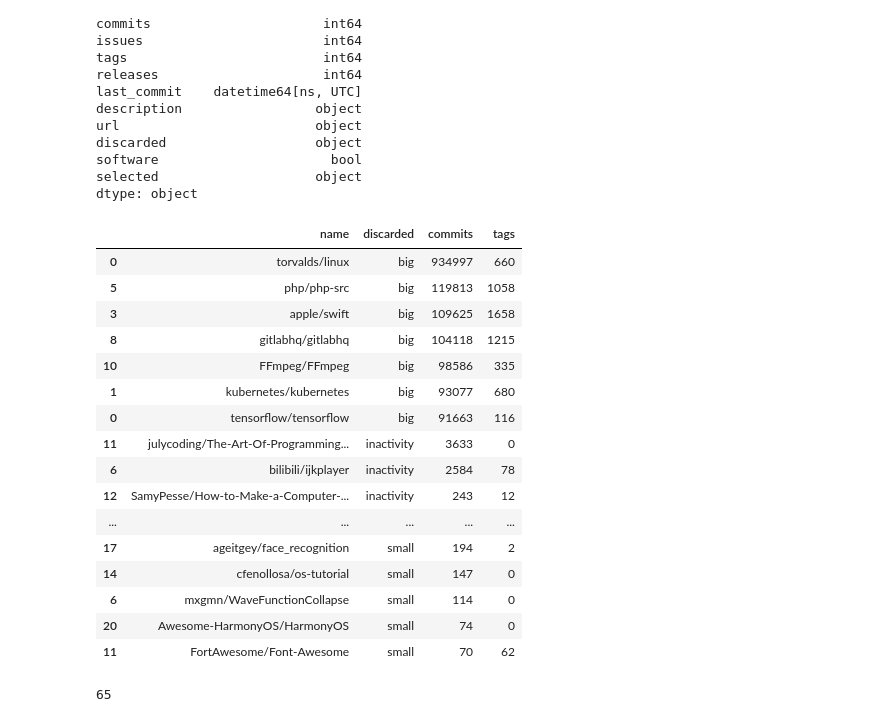
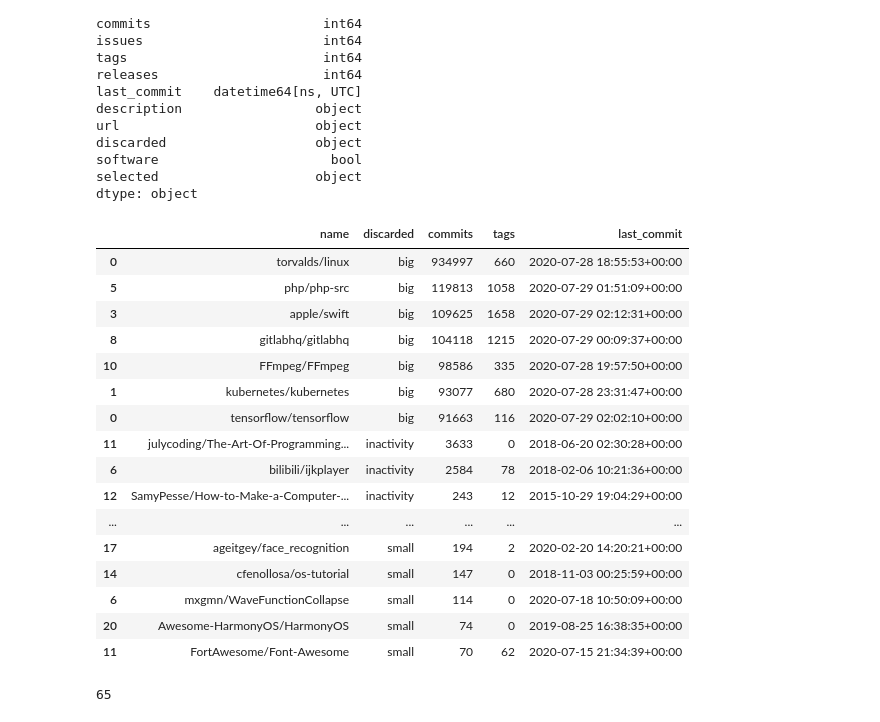
Before and after one commit to gems-uff/release-mining, a Jupyter notebook: 00_dataset.ipynb, the cells around one changed output. Cells and saved outputs as stored; diff of their text form; code cells hidden in the pictures.

```diff
--- a/00_dataset.ipynb
+++ b/00_dataset.ipynb
@@ -363,25 +378,25 @@ software                      bool
 selected                    object
 dtype: object
 # %%
-all_projects.loc[all_projects.discarded != False, ['name', 'discarded', 'commits', 'tags']].sort_values(['discarded','commits'], ascending=[True,False])
+all_projects.loc[all_projects.discarded != False, ['name', 'discarded', 'commits', 'tags', 'last_commit']].sort_values(['discarded','commits'], ascending=[True,False])
 # %% [output]
-|  | name | discarded | commits | tags |
-| 0 | torvalds/linux | big | 934997 | 660 |
-| 5 | php/php-src | big | 119813 | 1058 |
-| 3 | apple/swift | big | 109625 | 1658 |
-| 8 | gitlabhq/gitlabhq | big | 104118 | 1215 |
-| 10 | FFmpeg/FFmpeg | big | 98586 | 335 |
-| 1 | kubernetes/kubernetes | big | 93077 | 680 |
-| 0 | tensorflow/tensorflow | big | 91663 | 116 |
-| 11 | julycoding/The-Art-Of-Programming... | inactivity | 3633 | 0 |
-| 6 | bilibili/ijkplayer | inactivity | 2584 | 78 |
-| 12 | SamyPesse/How-to-Make-a-Computer-... | inactivity | 243 | 12 |
-| ... | ... | ... | ... | ... |
-| 17 | ageitgey/face_recognition | small | 194 | 2 |
-| 14 | cfenollosa/os-tutorial | small | 147 | 0 |
-| 6 | mxgmn/WaveFunctionCollapse | small | 114 | 0 |
-| 20 | Awesome-HarmonyOS/HarmonyOS | small | 74 | 0 |
-| 11 | FortAwesome/Font-Awesome | small | 70 | 62 |
+|  | name | discarded | commits | tags | last_commit |
+| 0 | torvalds/linux | big | 934997 | 660 | 2020-07-28 18:55:53+00:00 |
+| 5 | php/php-src | big | 119813 | 1058 | 2020-07-29 01:51:09+00:00 |
+| 3 | apple/swift | big | 109625 | 1658 | 2020-07-29 02:12:31+00:00 |
+| 8 | gitlabhq/gitlabhq | big | 104118 | 1215 | 2020-07-29 00:09:37+00:00 |
+| 10 | FFmpeg/FFmpeg | big | 98586 | 335 | 2020-07-28 19:57:50+00:00 |
+| 1 | kubernetes/kubernetes | big | 93077 | 680 | 2020-07-28 23:31:47+00:00 |
+| 0 | tensorflow/tensorflow | big | 91663 | 116 | 2020-07-29 02:02:10+00:00 |
+| 11 | julycoding/The-Art-Of-Programming... | inactivity | 3633 | 0 | 2018-06-20 02:30:28+00:00 |
+| 6 | bilibili/ijkplayer | inactivity | 2584 | 78 | 2018-02-06 10:21:36+00:00 |
+| 12 | SamyPesse/How-to-Make-a-Computer-... | inactivity | 243 | 12 | 2015-10-29 19:04:29+00:00 |
+| ... | ... | ... | ... | ... | ... |
+| 17 | ageitgey/face_recognition | small | 194 | 2 | 2020-02-20 14:20:21+00:00 |
+| 14 | cfenollosa/os-tutorial | small | 147 | 0 | 2018-11-03 00:25:59+00:00 |
+| 6 | mxgmn/WaveFunctionCollapse | small | 114 | 0 | 2020-07-18 10:50:09+00:00 |
+| 20 | Awesome-HarmonyOS/HarmonyOS | small | 74 | 0 | 2019-08-25 16:38:35+00:00 |
+| 11 | FortAwesome/Font-Awesome | small | 70 | 62 | 2020-07-15 21:34:39+00:00 |
 # %%
 all_projects[all_projects.discarded != False].groupby(['discarded']).count().name.sum()
 # %% [output]
```
Also changed, not shown: parts of 6 cells of this notebook, 8 other files.
